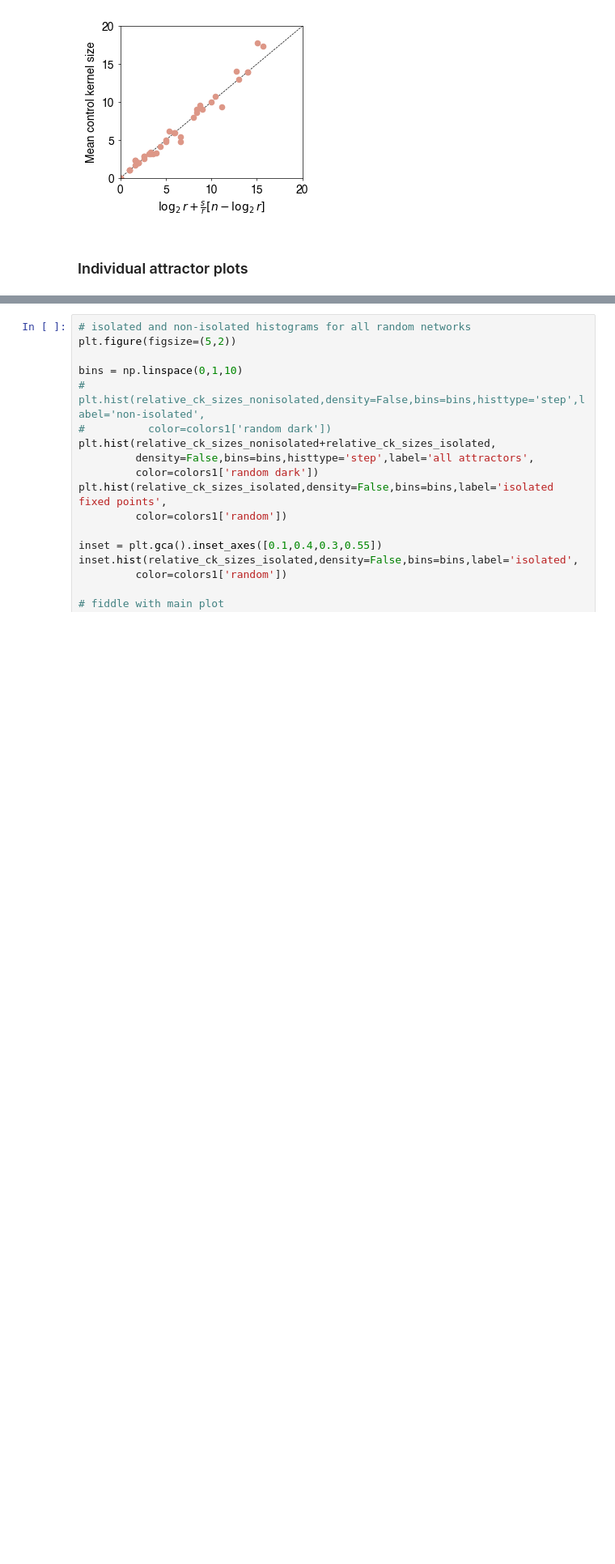
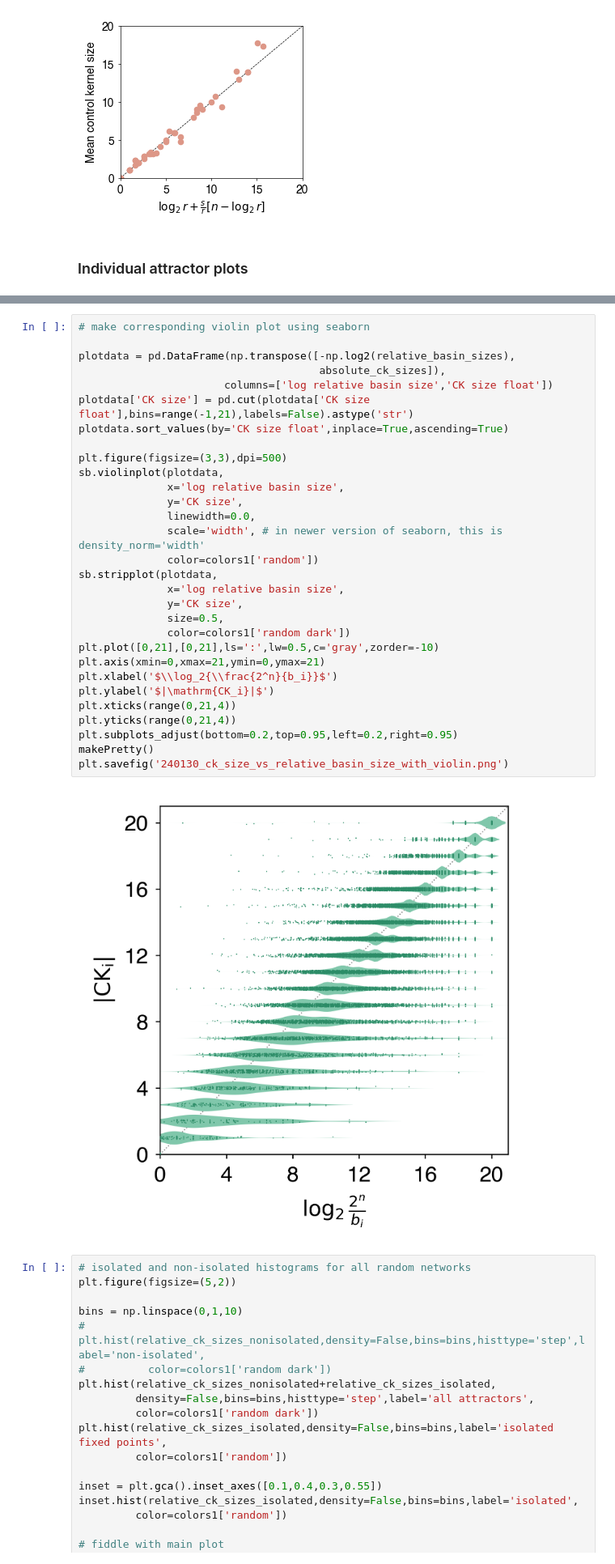
Before and after one commit to bcdaniels/Control-of-Synthetic-Boolean-Networks, a Jupyter notebook: CK_vs_entropy/basin-paper-figures.ipynb, the cells around one changed output, grey strips where cells are left out. Shown at 81% size. Cells and saved outputs as stored; diff of their text form; blank space fills up the shorter version.

Commit message:
add violin plot version of ck versus relative basin size figure

```diff
--- a/CK_vs_entropy/basin-paper-figures.ipynb
+++ b/CK_vs_entropy/basin-paper-figures.ipynb
@@ -466,5 +467,37 @@ plt.savefig('240125_ck_size_vs_relative_basin_size.png')
 # %% [output]
 [figure]
+# %%
+# make corresponding violin plot using seaborn
+
+plotdata = pd.DataFrame(np.transpose([-np.log2(relative_basin_sizes),
+                                      absolute_ck_sizes]),
+                       columns=['log relative basin size','CK size float'])
+plotdata['CK size'] = pd.cut(plotdata['CK size float'],bins=range(-1,21),labels=False).astype('str')
+plotdata.sort_values(by='CK size float',inplace=True,ascending=True)
+
+plt.figure(figsize=(3,3),dpi=500)
+sb.violinplot(plotdata,
+              x='log relative basin size',
+              y='CK size',
+              linewidth=0.0,
+              scale='width', # in newer version of seaborn, this is density_norm='width'
+              color=colors1['random'])
+sb.stripplot(plotdata,
+              x='log relative basin size',
+              y='CK size',
+              size=0.5,
+              color=colors1['random dark'])
+plt.plot([0,21],[0,21],ls=':',lw=0.5,c='gray',zorder=-10)
+plt.axis(xmin=0,xmax=21,ymin=0,ymax=21)
+plt.xlabel('$\\log_2{\\frac{2^n}{b_i}}$')
+plt.ylabel('$|\mathrm{CK_i}|$')
+plt.xticks(range(0,21,4))
+plt.yticks(range(0,21,4))
+plt.subplots_adjust(bottom=0.2,top=0.95,left=0.2,right=0.95)
+makePretty()
+plt.savefig('240130_ck_size_vs_relative_basin_size_with_violin.png')
+# %% [output]
+[figure, added]
 # %%
 # isolated and non-isolated histograms for all random networks
 plt.figure(figsize=(5,2))
```
Also changed, not shown: parts of 7 cells of this notebook.
